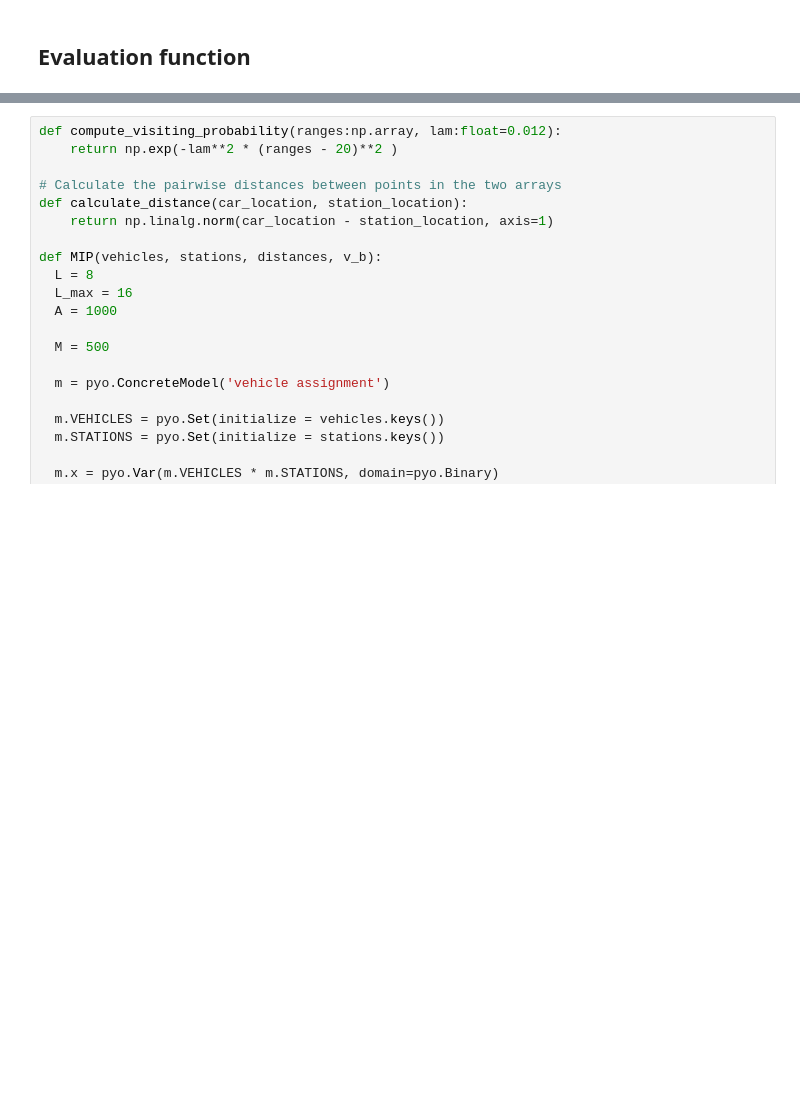
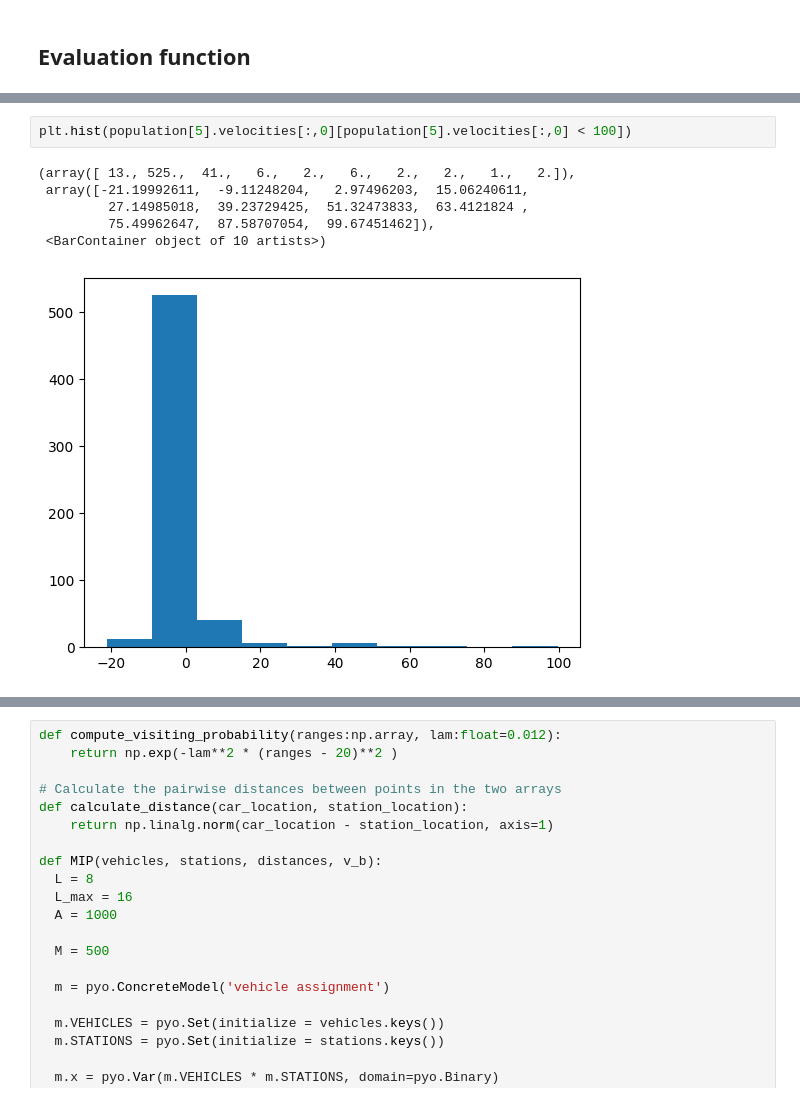
Before and after one commit to ikerforce/mopta, a Jupyter notebook: src/PSO_KNN.ipynb, the cells around one changed output, grey strips where cells are left out. Saved outputs shown, nothing was run; the diff lists cells and outputs as text; blank space fills up the shorter version.

```diff
--- a/src/PSO_KNN.ipynb
+++ b/src/PSO_KNN.ipynb
@@ -165,0 +323,9 @@ samples = get_samples()
+# %%
+plt.hist(population[5].velocities[:,0][population[5].velocities[:,0] < 100])
+# %% [output]
+(array([ 13., 525.,  41.,   6.,   2.,   6.,   2.,   2.,   1.,   2.]),
+ array([-21.19992611,  -9.11248204,   2.97496203,  15.06240611,
+         27.14985018,  39.23729425,  51.32473833,  63.4121824 ,
+         75.49962647,  87.58707054,  99.67451462]),
+ <BarContainer object of 10 artists>)
+[figure, added]
```
Also changed, not shown: parts of 19 cells of this notebook.
